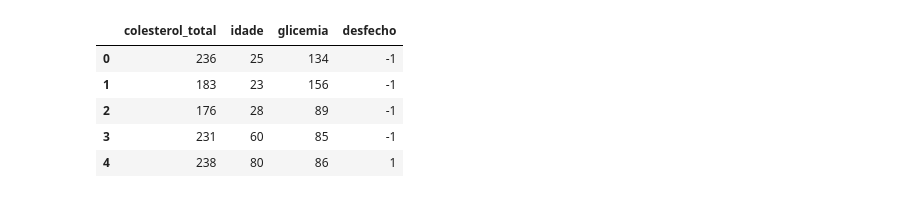
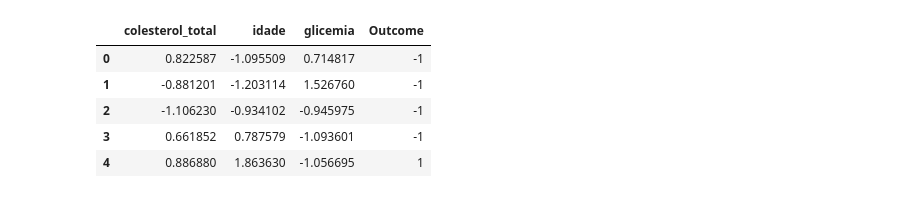
Before and after one commit to ViniciusRibeiroSouza/int-comp-2, a Jupyter notebook: eda/EDA.ipynb, the cells around one changed output. Cells and saved outputs as stored; diff of their text form; code cells hidden in the pictures.

```diff
--- a/eda/EDA.ipynb
+++ b/eda/EDA.ipynb
@@ -6,18 +1,26 @@ warnings.filterwarnings("ignore")
-# %%
-def load_data(file_name):
-    curr_file = os.path.join(os.getcwd().replace('eda', 'data'), file_name)
-    return pd.read_csv(curr_file, delimiter=";")
 # %%
+import os
+import warnings
+import numpy as np
+import pandas as pd
+import seaborn as sns
+import matplotlib.pyplot as plt
+
+warnings.filterwarnings("ignore")
+def load_data(file_name):
+    curr_file = os.path.join(os.getcwd().replace('eda', 'data'), file_name)
+    return pd.read_csv(curr_file, delimiter=",")
+
 # Reload the dataset with the correct delimiter
-data = load_data('records.csv')
+data = load_data('data.csv')
 
 # Display the first few rows of the dataset
 data.head()
 # %% [output]
-|  | colesterol_total | idade | glicemia | desfecho |
-| 0 | 236 | 25 | 134 | -1 |
-| 1 | 183 | 23 | 156 | -1 |
-| 2 | 176 | 28 | 89 | -1 |
-| 3 | 231 | 60 | 85 | -1 |
-| 4 | 238 | 80 | 86 | 1 |
+|  | colesterol_total | idade | glicemia | Outcome |
+| 0 | 0.822587 | -1.095509 | 0.714817 | -1 |
+| 1 | -0.881201 | -1.203114 | 1.526760 | -1 |
+| 2 | -1.106230 | -0.934102 | -0.945975 | -1 |
+| 3 | 0.661852 | 0.787579 | -1.093601 | -1 |
+| 4 | 0.886880 | 1.863630 | -1.056695 | 1 |
 # %%
```
Also changed, not shown: parts of 16 cells of this notebook, 14 other files.
